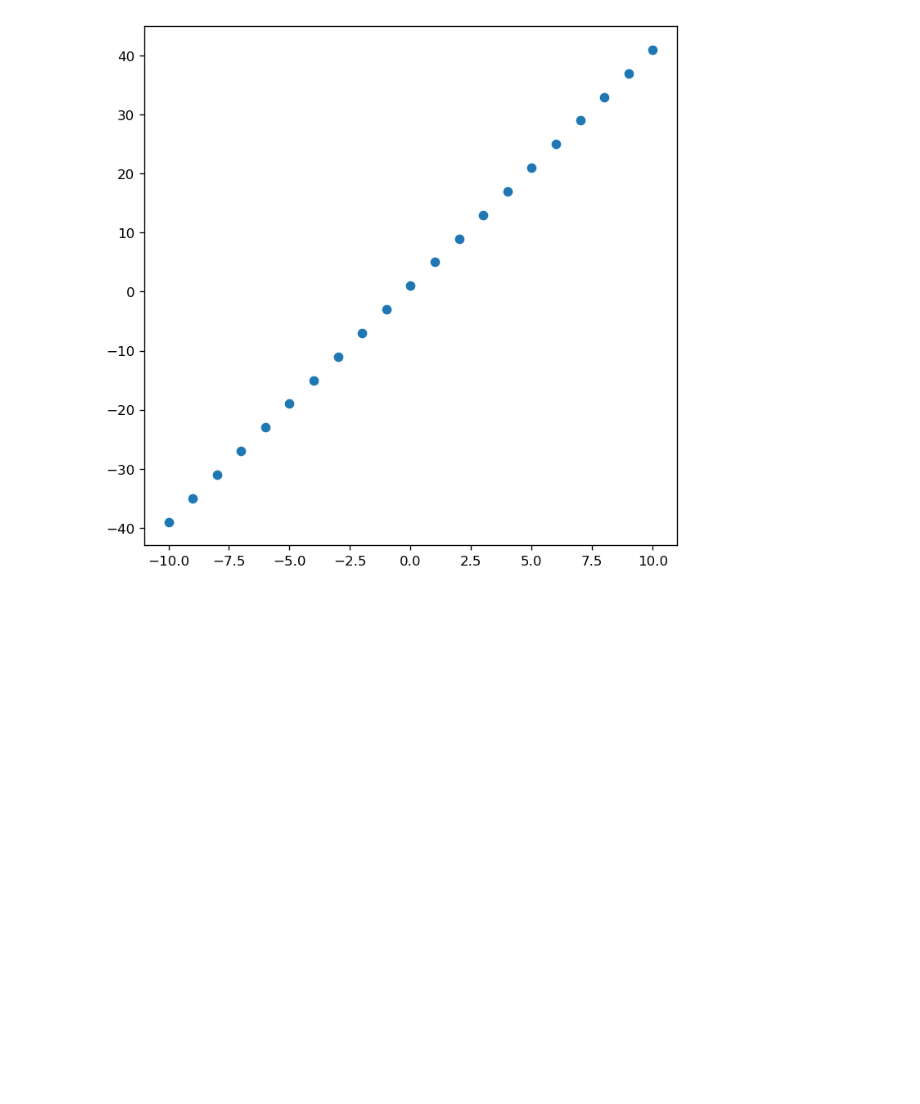
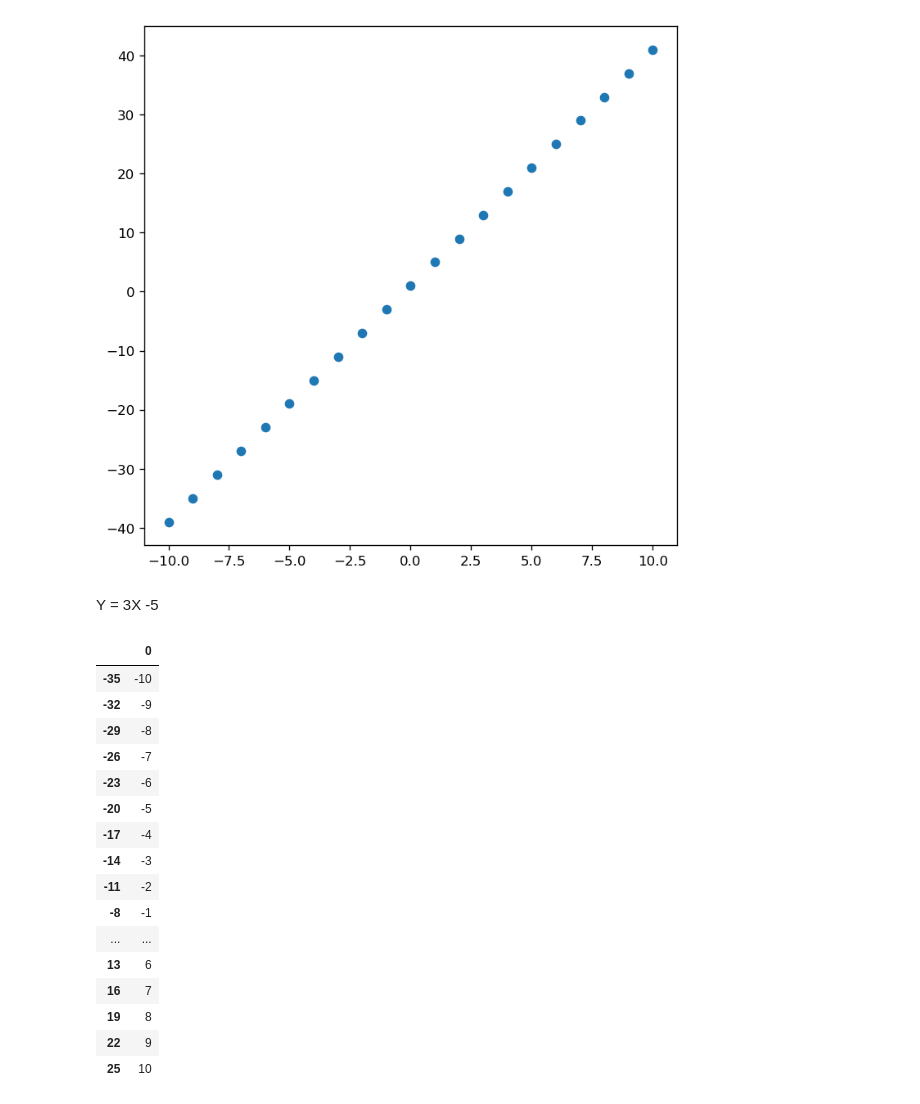
Before and after one commit to kenyihq/math-exercise, a Jupyter notebook: exercise.ipynb, the cells around one changed output. Cells and saved outputs as stored; diff of their text form; code cells hidden in the pictures; blank space fills up the shorter version.

```diff
--- a/exercise.ipynb
+++ b/exercise.ipynb
@@ -40,3 +40,30 @@ ax.scatter(x,y)
 fig.show()
 # %% [output]
 [figure]
+# %% [markdown]
+Y = 3X -5
+# %%
+# Ya tenemos declarado la variable independiente X,
+y = 3*(x) - 5
+
+# Tabulacion
+
+pd.DataFrame(x,y)
+# %% [output]
+|  | 0 |
+| -35 | -10 |
+| -32 | -9 |
+| -29 | -8 |
+| -26 | -7 |
+| -23 | -6 |
+| -20 | -5 |
+| -17 | -4 |
+| -14 | -3 |
+| -11 | -2 |
+| -8 | -1 |
+| ... | ... |
+| 13 | 6 |
+| 16 | 7 |
+| 19 | 8 |
+| 22 | 9 |
+| 25 | 10 |
```
Also changed, not shown: parts of 1 cell of this notebook.
